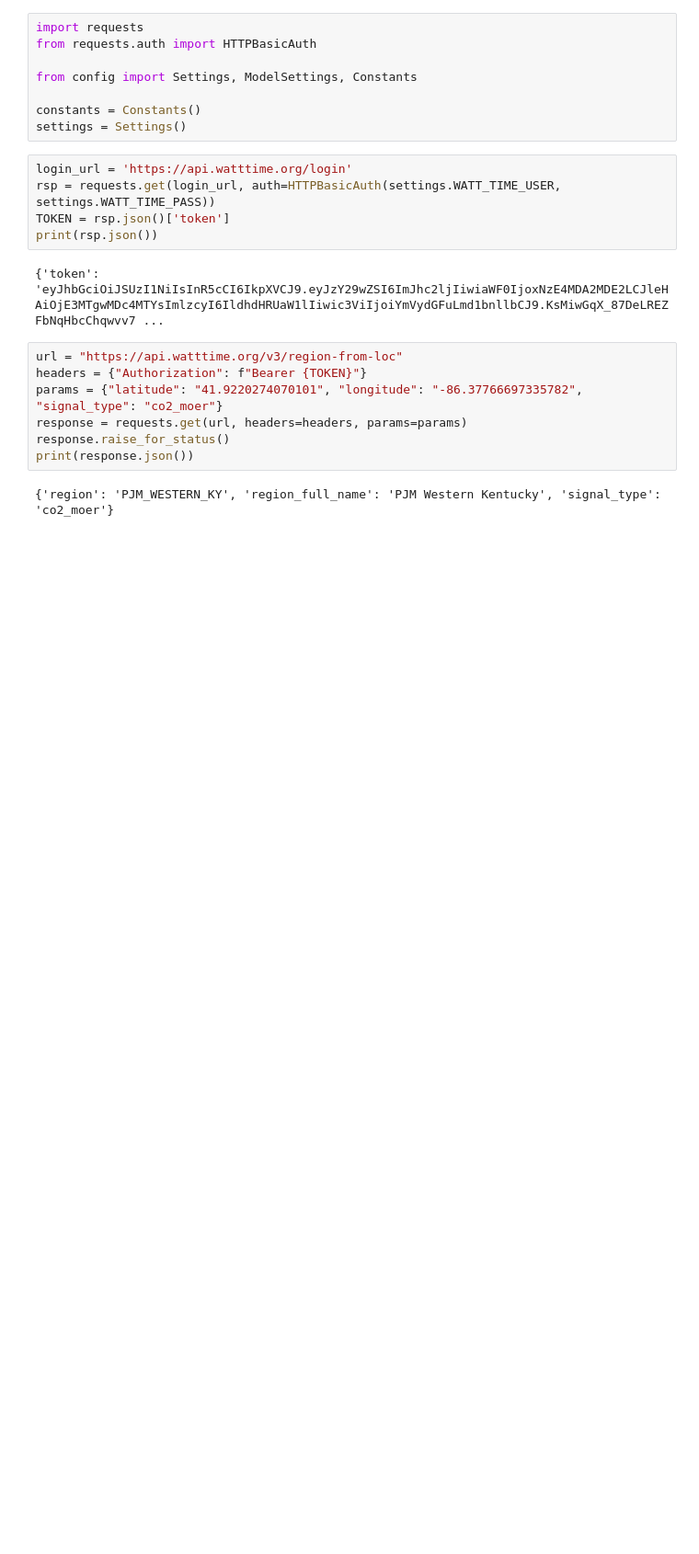
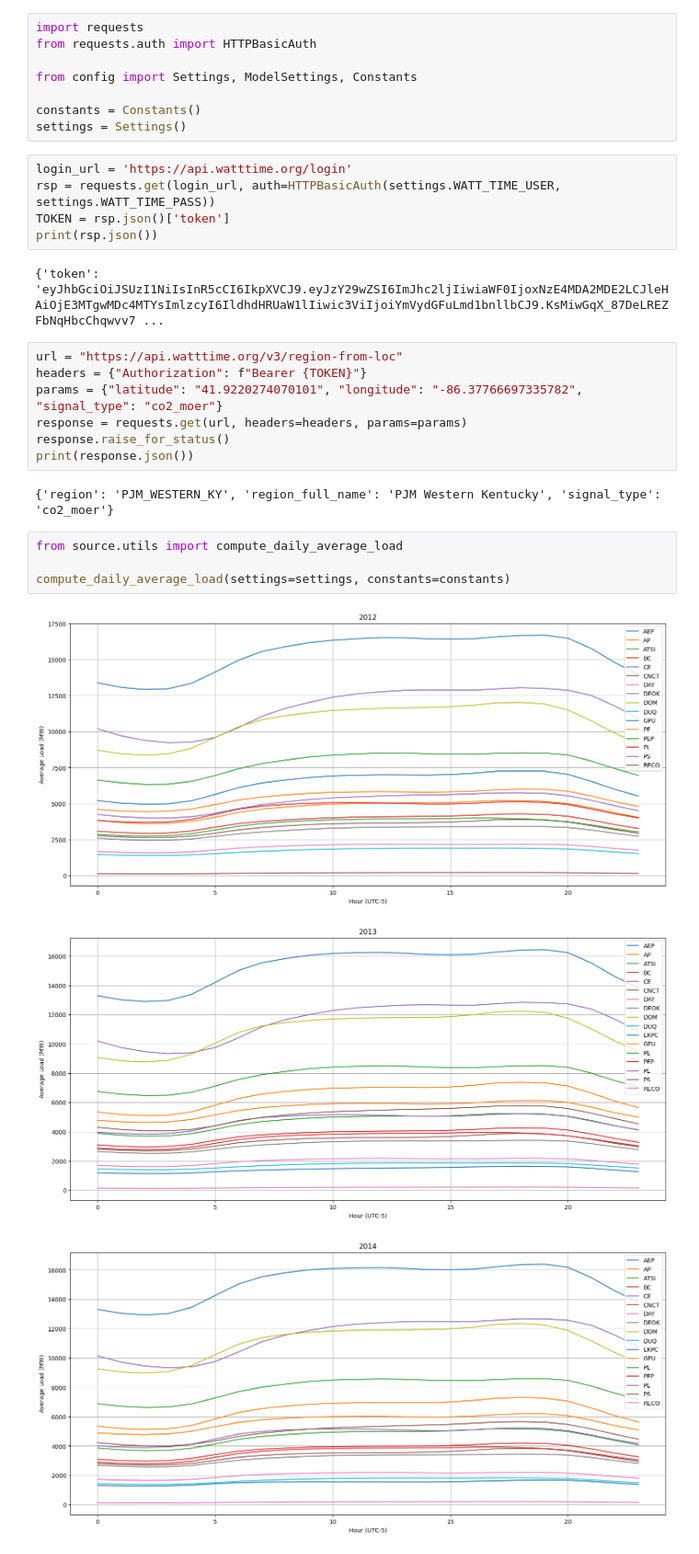
Before and after one commit to bgunyel/electricity-load-forecasting, a Jupyter notebook: experimental.ipynb, the cells around one changed output. Shown at 92% size. Saved outputs shown, nothing was run; the diff lists cells and outputs as text; blank space fills up the shorter version.

```diff
--- a/experimental.ipynb
+++ b/experimental.ipynb
@@ -22,3 +22,11 @@ response.raise_for_status()
 print(response.json())
 # %% [output]
 {'region': 'PJM_WESTERN_KY', 'region_full_name': 'PJM Western Kentucky', 'signal_type': 'co2_moer'}
+# %%
+from source.utils import compute_daily_average_load
+
+compute_daily_average_load(settings=settings, constants=constants)
+# %% [output]
+[figure, added]
+[figure, added]
+[figure, added]
```
Also changed, not shown: parts of 4 cells of this notebook, 5 other files.
